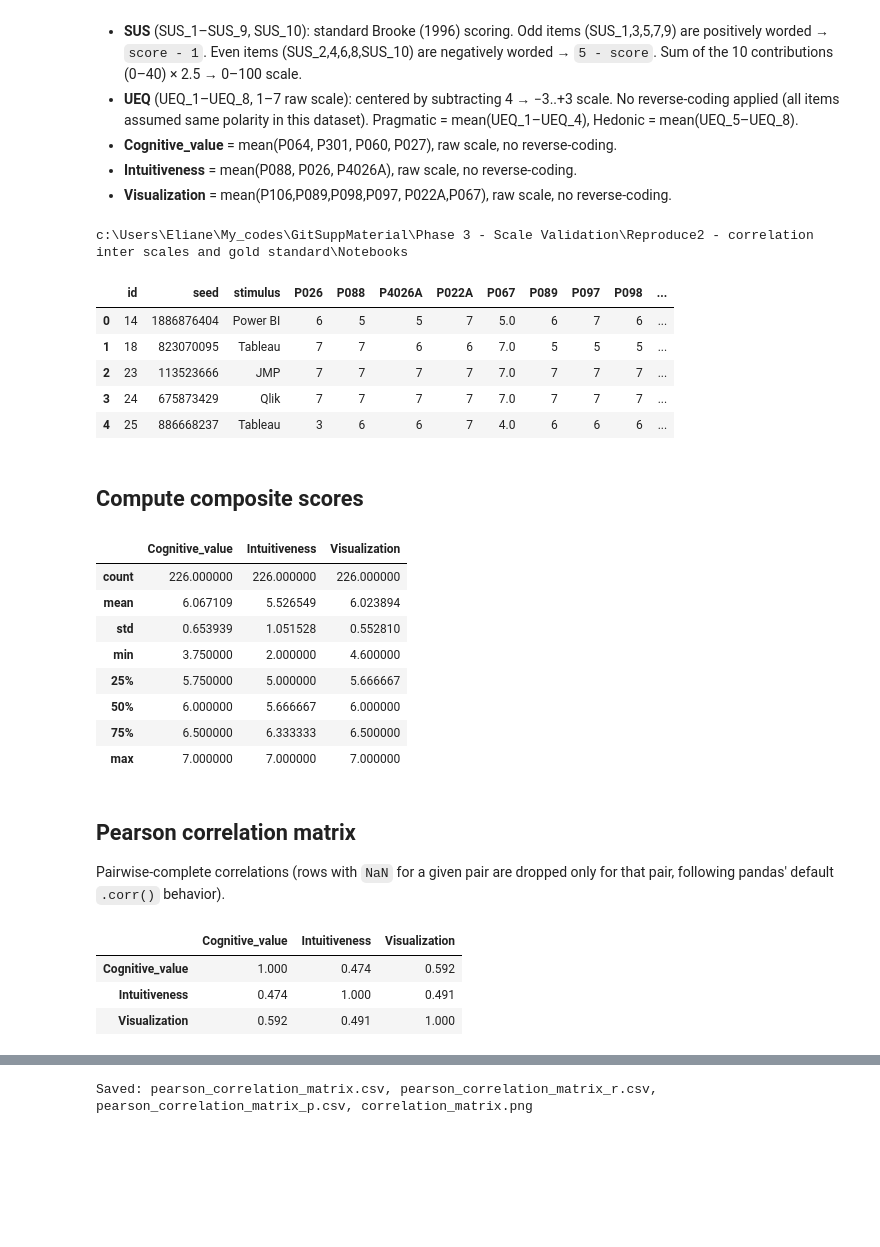
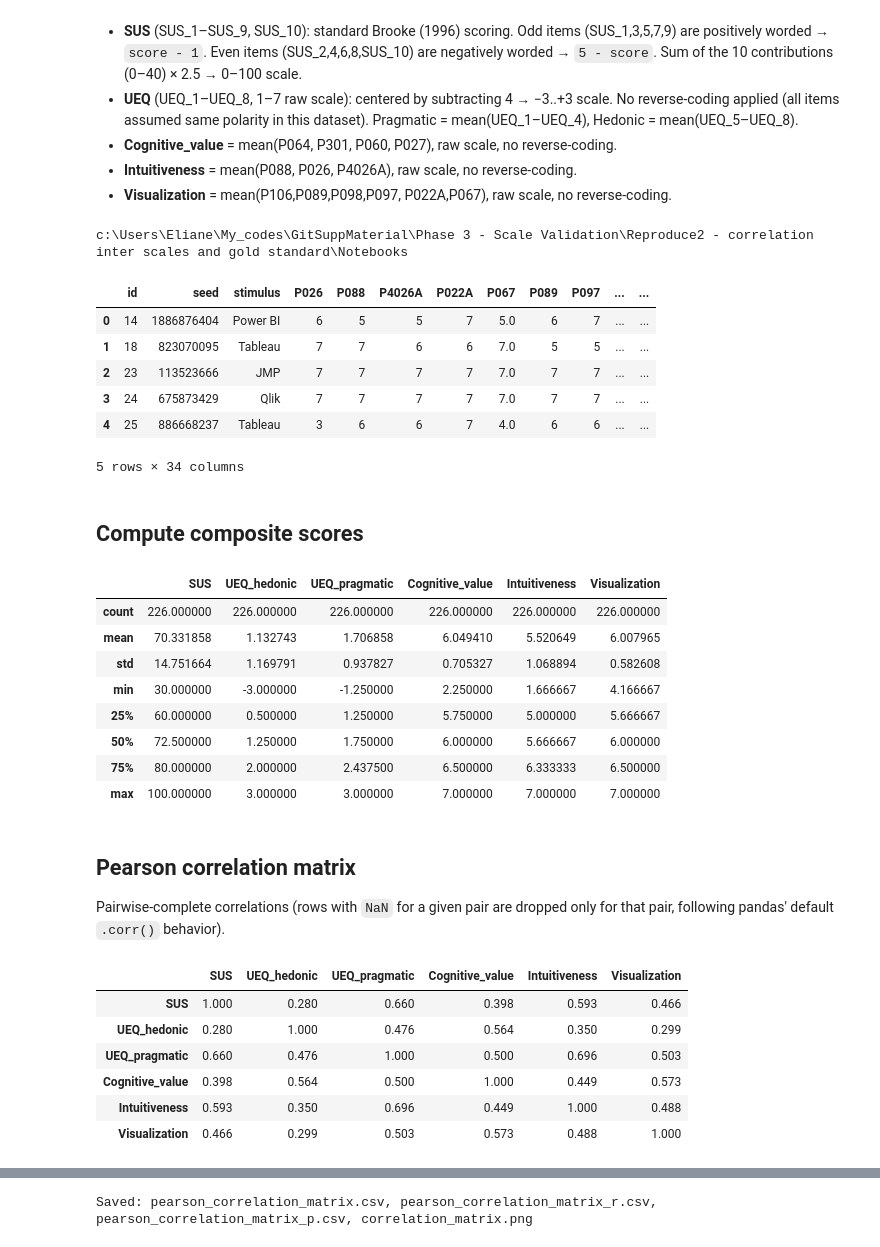
Before and after one commit to elianevictorelli/UXValidation, a Jupyter notebook: Reproduce2 - correlation inter scales and gold standard/Notebooks/Val_2_Correlation_analysis.ipynb, the cells around one changed output, grey strips where cells are left out. Drawn from its saved outputs; the diff is of its cells as text; code cells hidden in the pictures; blank space fills up the shorter version.

```diff
--- a/Reproduce2 - correlation inter scales and gold standard/Notebooks/Val_2_Correlation_analysis.ipynb
+++ b/Reproduce2 - correlation inter scales and gold standard/Notebooks/Val_2_Correlation_analysis.ipynb
@@ -19,17 +19,18 @@ import os
 
 print(os.getcwd())
 
-DATA_FILE = "../Data/multigroup_ratings_withNAs.csv"
+DATA_FILE = "../Data/ratings – grades.csv"
 df = pd.read_csv(DATA_FILE)
 df.head()
 # %% [output]
 c:\Users\Eliane\My_codes\GitSuppMaterial\Phase 3 - Scale Validation\Reproduce2 - correlation inter scales and gold standard\Notebooks
-|  | id | seed | stimulus | P026 | P088 | P4026A | P022A | P067 | P089 | P097 | P098 | ... |
-| 0 | 14 | 1886876404 | Power BI | 6 | 5 | 5 | 7 | 5.0 | 6 | 7 | 6 | ... |
-| 1 | 18 | 823070095 | Tableau | 7 | 7 | 6 | 6 | 7.0 | 5 | 5 | 5 | ... |
-| 2 | 23 | 113523666 | JMP | 7 | 7 | 7 | 7 | 7.0 | 7 | 7 | 7 | ... |
-| 3 | 24 | 675873429 | Qlik | 7 | 7 | 7 | 7 | 7.0 | 7 | 7 | 7 | ... |
-| 4 | 25 | 886668237 | Tableau | 3 | 6 | 6 | 7 | 4.0 | 6 | 6 | 6 | ... |
+|  | id | seed | stimulus | P026 | P088 | P4026A | P022A | P067 | P089 | P097 | ... | ... |
+| 0 | 14 | 1886876404 | Power BI | 6 | 5 | 5 | 7 | 5.0 | 6 | 7 | ... | ... |
+| 1 | 18 | 823070095 | Tableau | 7 | 7 | 6 | 6 | 7.0 | 5 | 5 | ... | ... |
+| 2 | 23 | 113523666 | JMP | 7 | 7 | 7 | 7 | 7.0 | 7 | 7 | ... | ... |
+| 3 | 24 | 675873429 | Qlik | 7 | 7 | 7 | 7 | 7.0 | 7 | 7 | ... | ... |
+| 4 | 25 | 886668237 | Tableau | 3 | 6 | 6 | 7 | 4.0 | 6 | 6 | ... | ... |
+5 rows × 34 columns
 # %% [markdown]
 ## Compute composite scores
 # %%
@@ -61,20 +62,20 @@ df['Cognitive_value'] = df[cognitive_items].mean(axis=1)
 df['Intuitiveness'] = df[intuitiveness_items].mean(axis=1)
 df['Visualization'] = df[visualization_items].mean(axis=1)
 # %%
-#composite_cols = ['SUS', 'UEQ_hedonic', 'UEQ_pragmatic', 'Cognitive_value', 'Intuitiveness', 'Visualization']
-composite_cols = ['Cognitive_value', 'Intuitiveness', 'Visualization']
+composite_cols = ['SUS', 'UEQ_hedonic', 'UEQ_pragmatic', 'Cognitive_value', 'Intuitiveness', 'Visualization']
+#composite_cols = ['Cognitive_value', 'Intuitiveness', 'Visualization']
 composite_df = df[composite_cols]
 composite_df.describe()
 # %% [output]
-|  | Cognitive_value | Intuitiveness | Visualization |
-| count | 226.000000 | 226.000000 | 226.000000 |
-| mean | 6.067109 | 5.526549 | 6.023894 |
-| std | 0.653939 | 1.051528 | 0.552810 |
-| min | 3.750000 | 2.000000 | 4.600000 |
-| 25% | 5.750000 | 5.000000 | 5.666667 |
-| 50% | 6.000000 | 5.666667 | 6.000000 |
-| 75% | 6.500000 | 6.333333 | 6.500000 |
-| max | 7.000000 | 7.000000 | 7.000000 |
+|  | SUS | UEQ_hedonic | UEQ_pragmatic | Cognitive_value | Intuitiveness | Visualization |
+| count | 226.000000 | 226.000000 | 226.000000 | 226.000000 | 226.000000 | 226.000000 |
+| mean | 70.331858 | 1.132743 | 1.706858 | 6.049410 | 5.520649 | 6.007965 |
+| std | 14.751664 | 1.169791 | 0.937827 | 0.705327 | 1.068894 | 0.582608 |
+| min | 30.000000 | -3.000000 | -1.250000 | 2.250000 | 1.666667 | 4.166667 |
+| 25% | 60.000000 | 0.500000 | 1.250000 | 5.750000 | 5.000000 | 5.666667 |
+| 50% | 72.500000 | 1.250000 | 1.750000 | 6.000000 | 5.666667 | 6.000000 |
+| 75% | 80.000000 | 2.000000 | 2.437500 | 6.500000 | 6.333333 | 6.500000 |
+| max | 100.000000 | 3.000000 | 3.000000 | 7.000000 | 7.000000 | 7.000000 |
 # %% [markdown]
 ## Pearson correlation matrix
 
@@ -83,10 +84,13 @@ Pairwise-complete correlations (rows with `NaN` for a given pair are dropped onl
 corr = composite_df.corr(method='pearson')
 corr.round(3)
 # %% [output]
-|  | Cognitive_value | Intuitiveness | Visualization |
-| Cognitive_value | 1.000 | 0.474 | 0.592 |
-| Intuitiveness | 0.474 | 1.000 | 0.491 |
-| Visualization | 0.592 | 0.491 | 1.000 |
+|  | SUS | UEQ_hedonic | UEQ_pragmatic | Cognitive_value | Intuitiveness | Visualization |
+| SUS | 1.000 | 0.280 | 0.660 | 0.398 | 0.593 | 0.466 |
+| UEQ_hedonic | 0.280 | 1.000 | 0.476 | 0.564 | 0.350 | 0.299 |
+| UEQ_pragmatic | 0.660 | 0.476 | 1.000 | 0.500 | 0.696 | 0.503 |
+| Cognitive_value | 0.398 | 0.564 | 0.500 | 1.000 | 0.449 | 0.573 |
+| Intuitiveness | 0.593 | 0.350 | 0.696 | 0.449 | 1.000 | 0.488 |
+| Visualization | 0.466 | 0.299 | 0.503 | 0.573 | 0.488 | 1.000 |
 # %%
 def corr_with_pvalues(data):
     cols = data.columns
```
Also changed, not shown: parts of 3 cells of this notebook, 17 other files.
